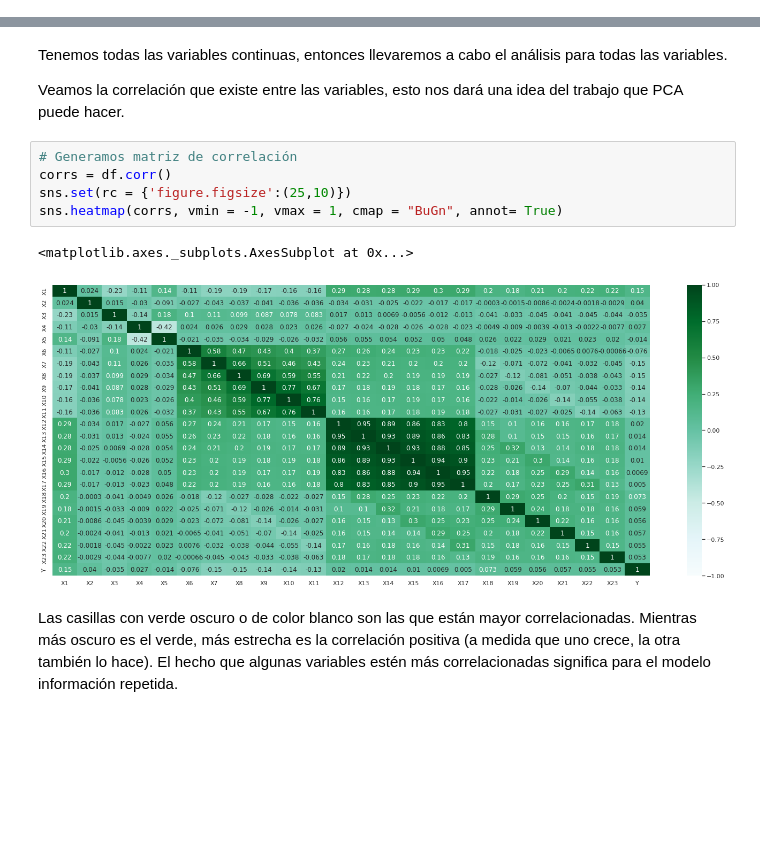
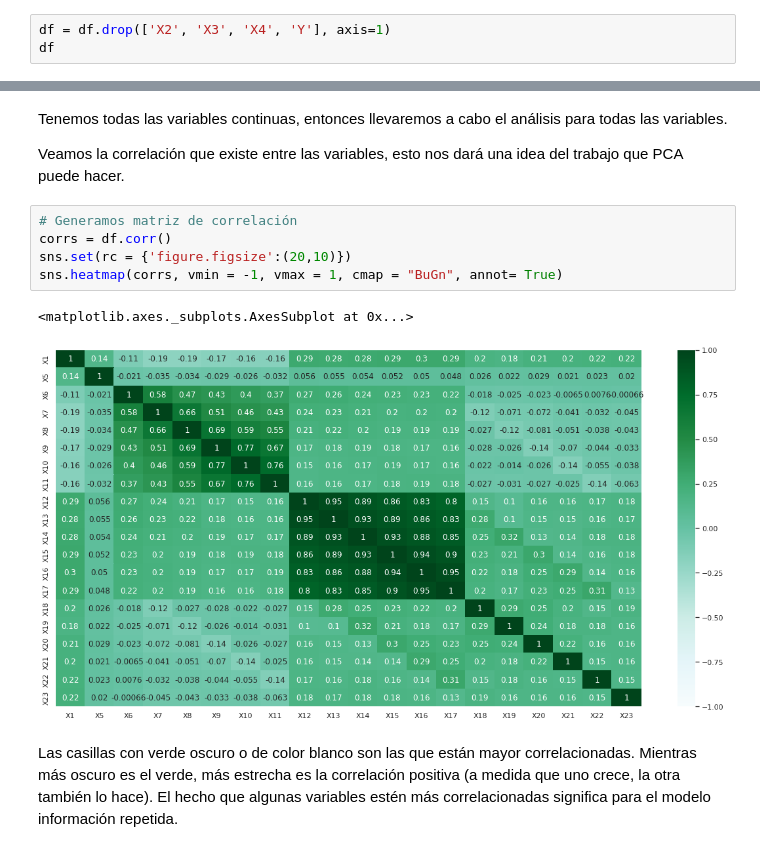
Before and after one commit to PosgradoMNA/actividades-del-projecto-equipo70, a Jupyter notebook: Semana4_5to11Oct/Módulo3_ActividadSemana4.ipynb, the cells around one changed output, grey strips where cells are left out. Drawn from its saved outputs; the diff is of its cells as text; blank space fills up the shorter version.

```diff
--- a/Semana4_5to11Oct/Módulo3_ActividadSemana4.ipynb
+++ b/Semana4_5to11Oct/Módulo3_ActividadSemana4.ipynb
@@ -85,0 +90,3 @@ memory usage: 5.7 MB
+# %%
+df = df.drop(['X2', 'X3', 'X4', 'Y'], axis=1)
+df
@@ -90,11 +112,11 @@ Veamos la correlación que existe entre las variables, esto nos dará una idea d
 # %%
 # Generamos matriz de correlación
 corrs = df.corr()
-sns.set(rc = {'figure.figsize':(25,10)})
+sns.set(rc = {'figure.figsize':(20,10)})
 sns.heatmap(corrs, vmin = -1, vmax = 1, cmap = "BuGn", annot= True)
 # %% [output]
 <matplotlib.axes._subplots.AxesSubplot at 0x...>
-[figure, old version]
+[figure, new version]
 # %% [markdown]
 Las casillas con verde oscuro o de color blanco son las que están
 mayor correlacionadas. Mientras más oscuro es el verde, más estrecha es la correlación positiva (a medida que uno crece, la otra también lo hace). El hecho que algunas variables estén más correlacionadas significa para el
```
Also changed, not shown: parts of 21 cells of this notebook.
